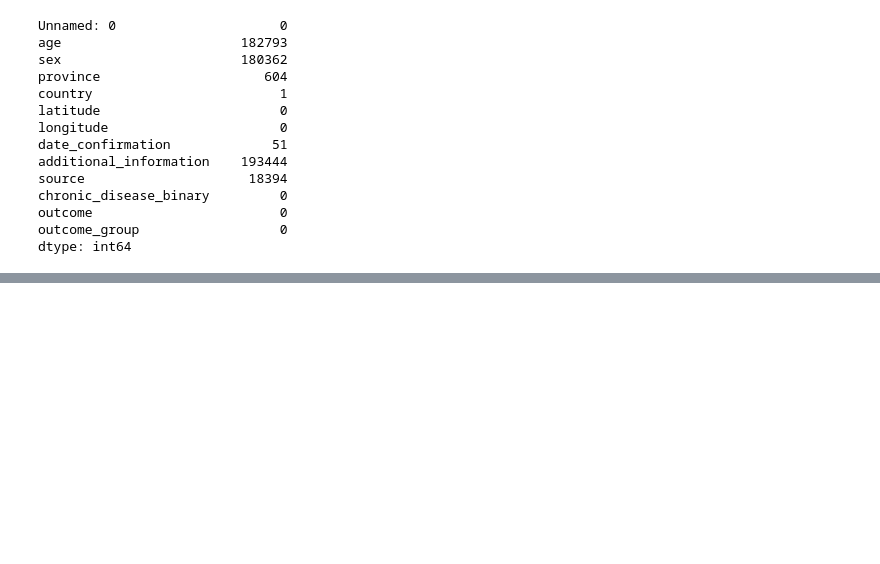
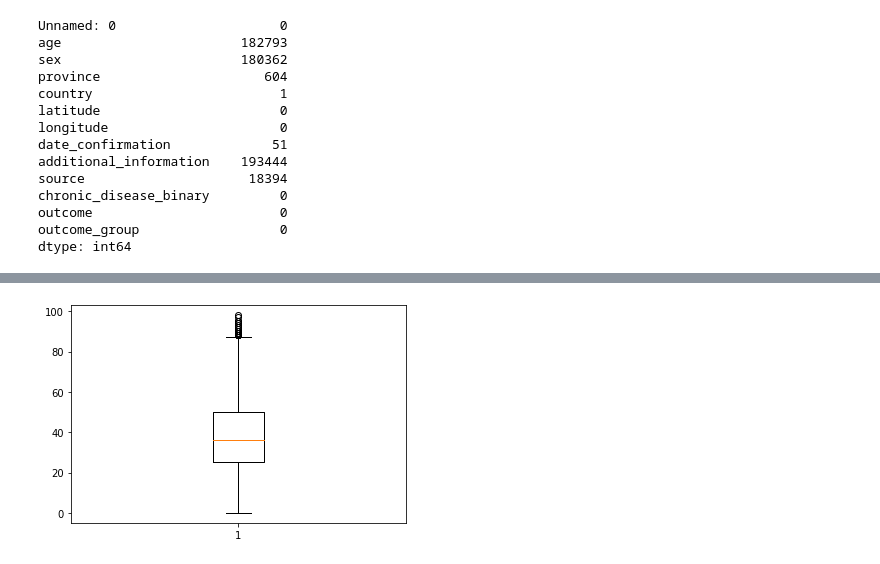
Before and after one commit to keeyank/CMPT459-Project, a Jupyter notebook: src/eda.ipynb, the cells around one changed output, grey strips where cells are left out. Drawn from its saved outputs; the diff is of its cells as text; code cells hidden in the pictures; blank space fills up the shorter version.

```diff
--- a/src/eda.ipynb
+++ b/src/eda.ipynb
@@ -46,0 +102,9 @@ dtype: int64
+# %%
+cases_test = pd.read_csv('../data/cases_2021_test.csv')
+"""
+Replace 80-89 with 85 using formula using the mean of extreme values
+Round 12.9 with 13 the closest whole number
+Remove Nan values
+"""
+cases_test.dropna(inplace=True, subset=['age'])
+cases_test['age'] = cases_test.age.apply(clean_age_column)
@@ -46,0 +129,5 @@ dtype: int64
+# %%
+# Removing the records where sex attribute isn't provided using dropna
+cases_test.dropna(subset=['sex'], inplace=True)
+cases_test.drop(columns=['outcome_group'])
+cases_test.head()
@@ -46,0 +180,9 @@ dtype: int64
+# %%
+# Cases_2021_test.csv
+"""
+There are some records with ages more than 85. These outliers should be removed from the dataset.
+Most of records contains ages between 20 and 50. While the mean goes somewhere near 35.
+"""
+plt.boxplot(cases_test['age']);
+# %% [output]
+[figure, added]
```
Also changed, not shown: parts of 17 cells of this notebook, 4 other files.
